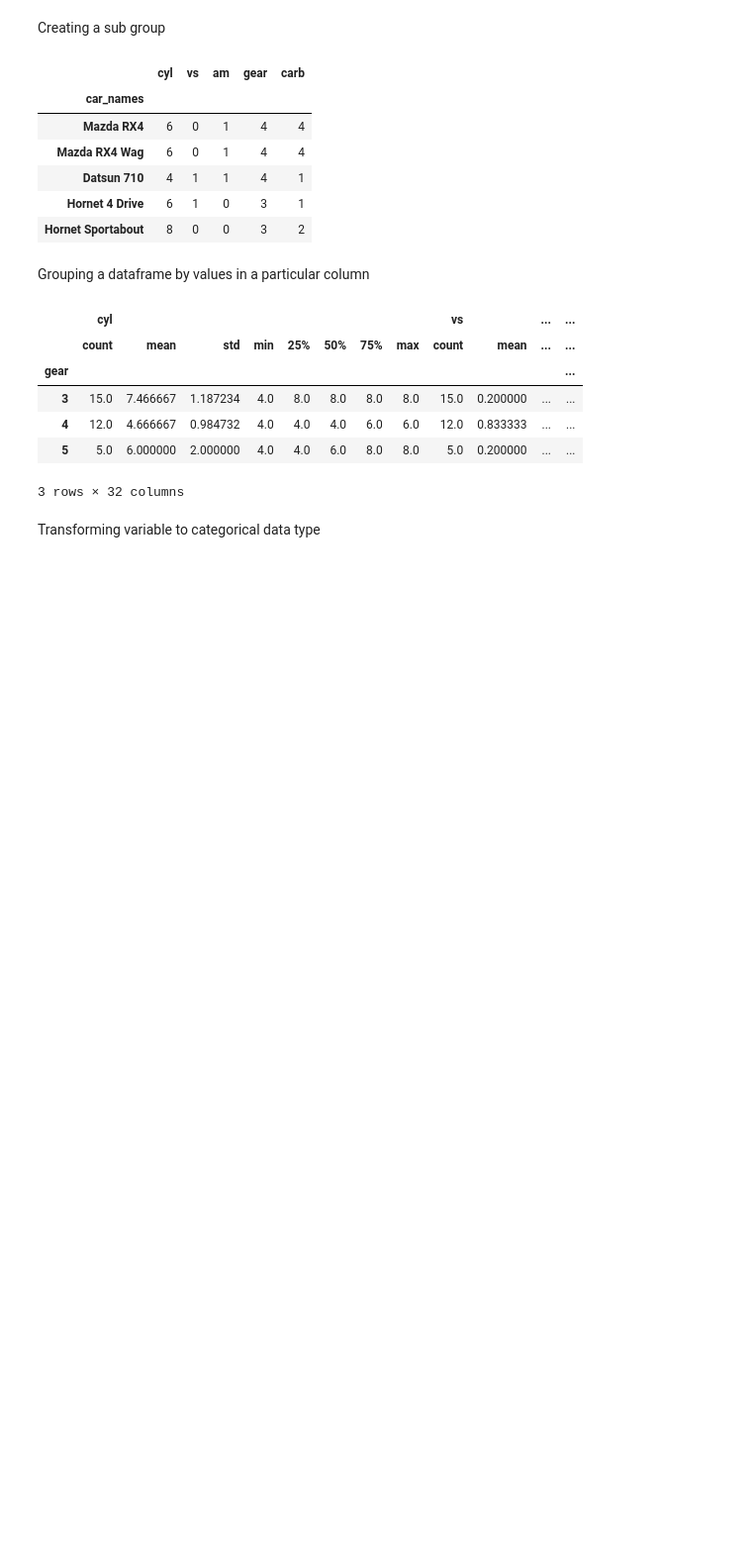
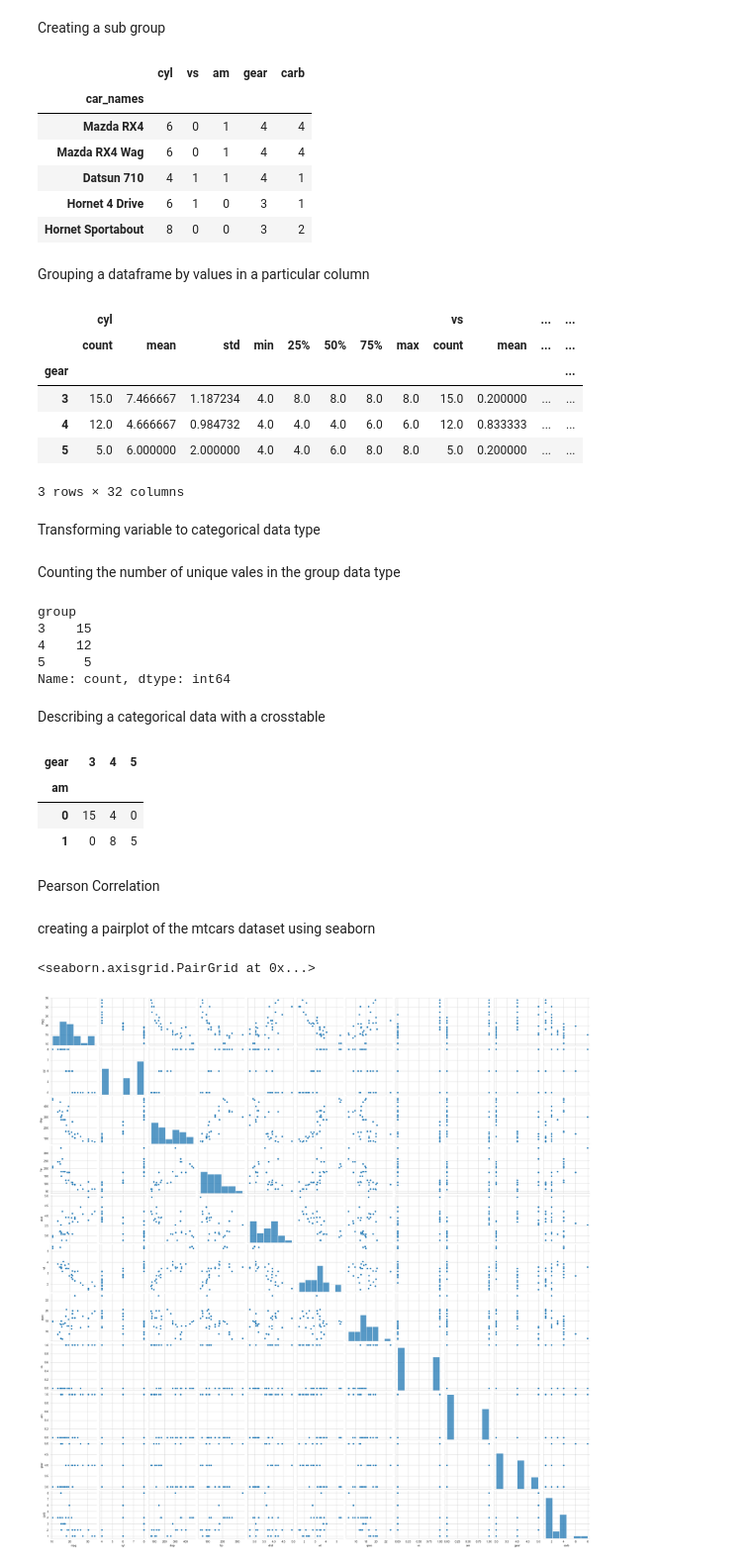
Before and after one commit to AbdullatifSadiq/Basic-Data-Science-Exercises, a Jupyter notebook: mathsAndStats.ipynb, the cells around one changed output. Shown: that part at 99% size. Drawn from its saved outputs; the diff is of its cells as text; code cells hidden in the pictures; blank space fills up the shorter version.

Commit message:
pearson correlation

```diff
--- a/mathsAndStats.ipynb
+++ b/mathsAndStats.ipynb
@@ -263,0 +267,19 @@ Transforming variable to categorical data type
+# %% [markdown]
+Counting the number of unique vales in the group data type
+# %%
+cars['group'].value_counts()
+# %% [output]
+group
+3    15
+4    12
+5     5
+Name: count, dtype: int64
+# %% [markdown]
+Describing a categorical data with a crosstable
+# %%
+pd.crosstab(cars['am'],cars['gear'])
+# %% [output]
+| gear | 3 | 4 | 5 |
+| am |  |  |  |
+| 0 | 15 | 4 | 0 |
+| 1 | 0 | 8 | 5 |
@@ -263,0 +296,18 @@ Transforming variable to categorical data type
+# %%
+%matplotlib inline
+rcParams['figure.figsize'] = 8,4
+sb.set_style('whitegrid')
+# %% [markdown]
+Pearson Correlation
+# %%
+address = "C:/Users/HP/Documents/Programming/PROJECTS/Exercise Files/Data/mtcars.csv"
+
+cars = pd.read_csv(address)
+cars.columns = ['car_names','mpg','cyl','disp','hp','drat','wt','qsec','vs','am','gear','carb']
+# %% [markdown]
+creating a pairplot of the mtcars dataset using seaborn
+# %%
+sb.pairplot(cars)
+# %% [output]
+<seaborn.axisgrid.PairGrid at 0x...>
+[figure, added]
```
Also changed, not shown: parts of 4 cells of this notebook.
